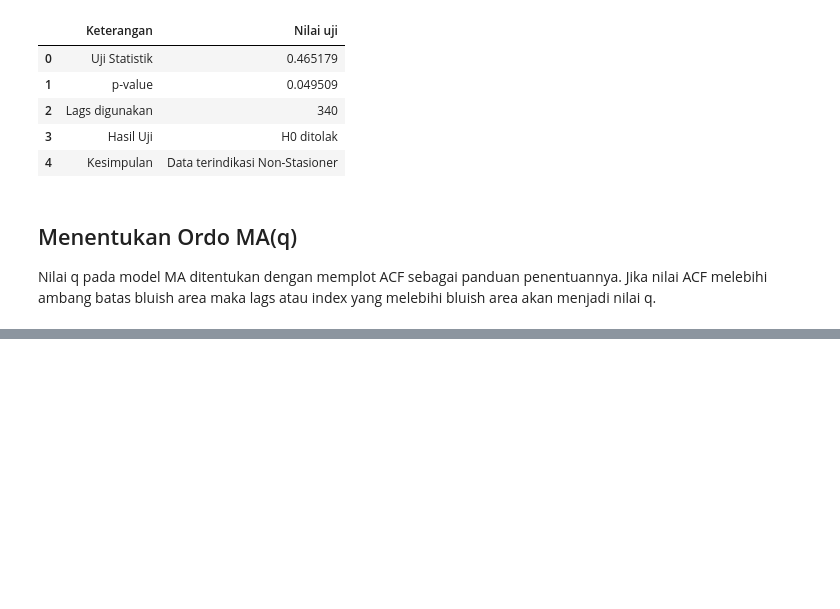
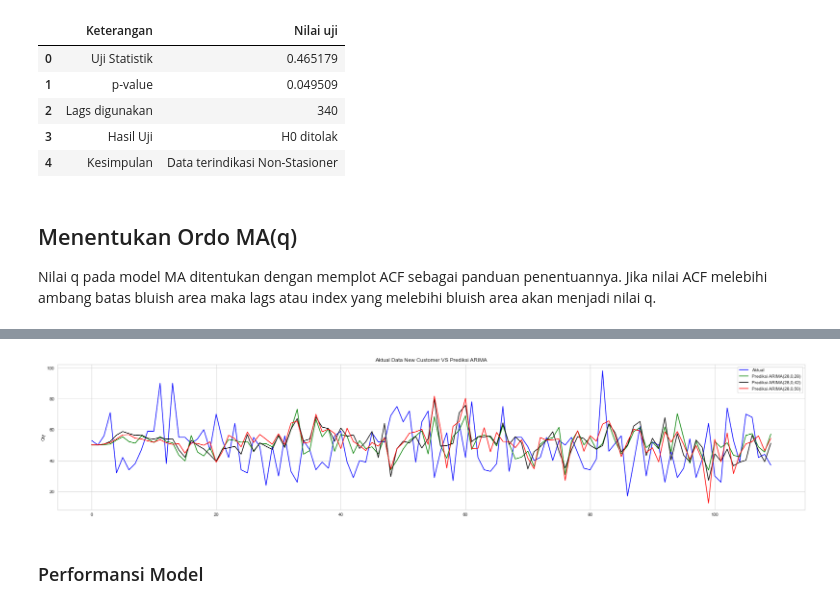
Before and after one commit to TheOX7/Final-Task-Kalbe, a Jupyter notebook: time_series.ipynb, the cells around one changed output, grey strips where cells are left out. Saved outputs shown, nothing was run; the diff lists cells and outputs as text; code cells hidden in the pictures; blank space fills up the shorter version.

```diff
--- a/time_series.ipynb
+++ b/time_series.ipynb
@@ -877,0 +787,66 @@ Total fit time: 1.326 seconds
+# %%
+model_28_0_50 = sm.tsa.arima.ARIMA(
+    df_grouped['Qty'].dropna(),
+    order = (28, 0, 50)
+)
+result_optimal_28_0_50 = model_28_0_50.fit()
+# %%
+model28_0_42 = sm.tsa.arima.ARIMA(
+    df_grouped['Qty'].dropna(),
+    order = (28, 0, 42)
+)
+result_optimal28_0_42 = model28_0_42.fit()
+# %%
+prediksi28_0_28 = result_optimal_28_0_28.predict(start = 1, end = test.shape[0])
+prediksi_28_0_50 = result_optimal_28_0_50.predict(start = 1, end = test.shape[0])
+prediksi28_0_42 = result_optimal28_0_42.predict(start = 1, end = test.shape[0])
+# %%
+from statsmodels.graphics.tsaplots import plot_acf, plot_pacf
+
+# Mengatur ukuran grafik
+figs, axes = plt.subplots(
+    1, 1,
+    figsize = (30, 6),
+    sharex = True
+)
+
+# Buat plot data aktual
+sns.lineplot(
+    x = range(test.shape[0]),
+    y = "Qty",
+    data = test,
+    ax = axes,
+    color = 'blue',
+).set(title='Aktual Data New Customer VS Prediksi ARIMA')
+
+# Plot data prediksi28_0_28
+sns.lineplot(
+    x = range(prediksi28_0_28.shape[0]),
+    y = prediksi28_0_28,
+    ax = axes,
+    color = 'green'
+)
+
+# Plot data prediksi28_0_42
+sns.lineplot(
+    x = range(prediksi28_0_42.shape[0]),
+    y = prediksi28_0_42,
+    ax = axes,
+    color = 'black'
+)
+
+# Plot data prediksi28_0_50
+sns.lineplot(
+    x = range(prediksi_28_0_50.shape[0]),
+    y = prediksi_28_0_50,
+    ax = axes,
+    color = 'red',
+    legend='brief'
+)
+
+axes.legend(['Aktual', 'Prediksi ARIMA(28,0,28)', 'Prediksi ARIMA(28,0,42)', 'Prediksi ARIMA(28,0,50)'])
+plt.show()
+# %% [output]
+[figure, added]
+# %% [markdown]
+### Performansi Model
```
Also changed, not shown: parts of 13 cells of this notebook.
